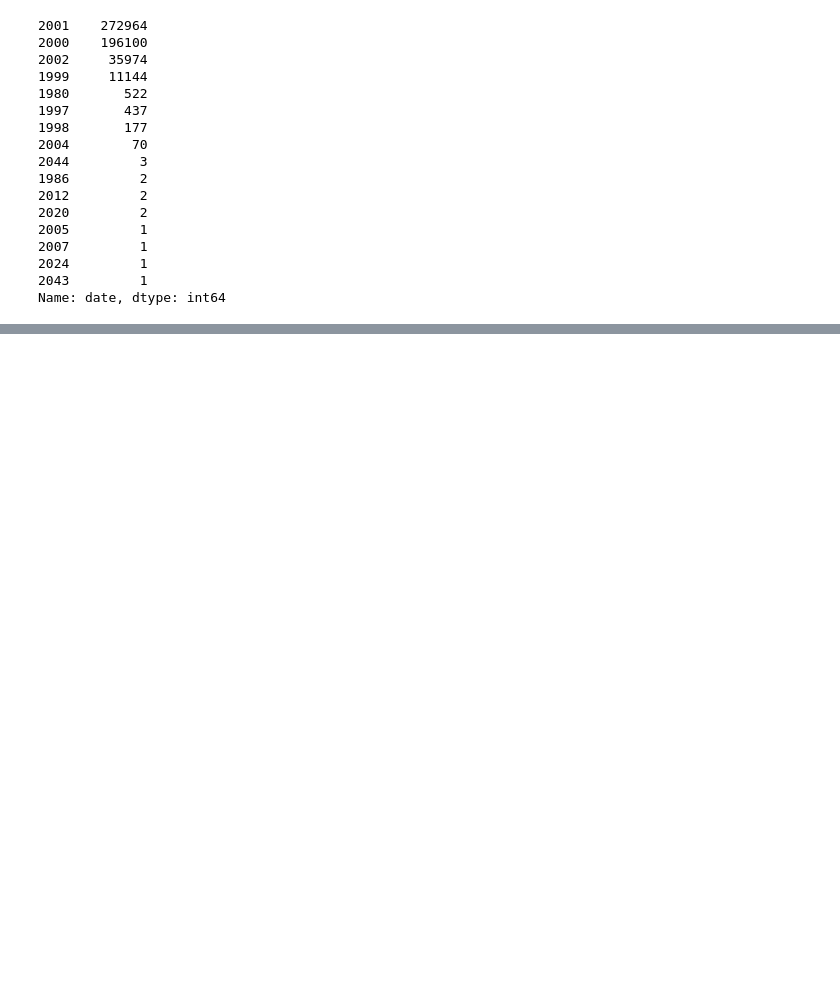
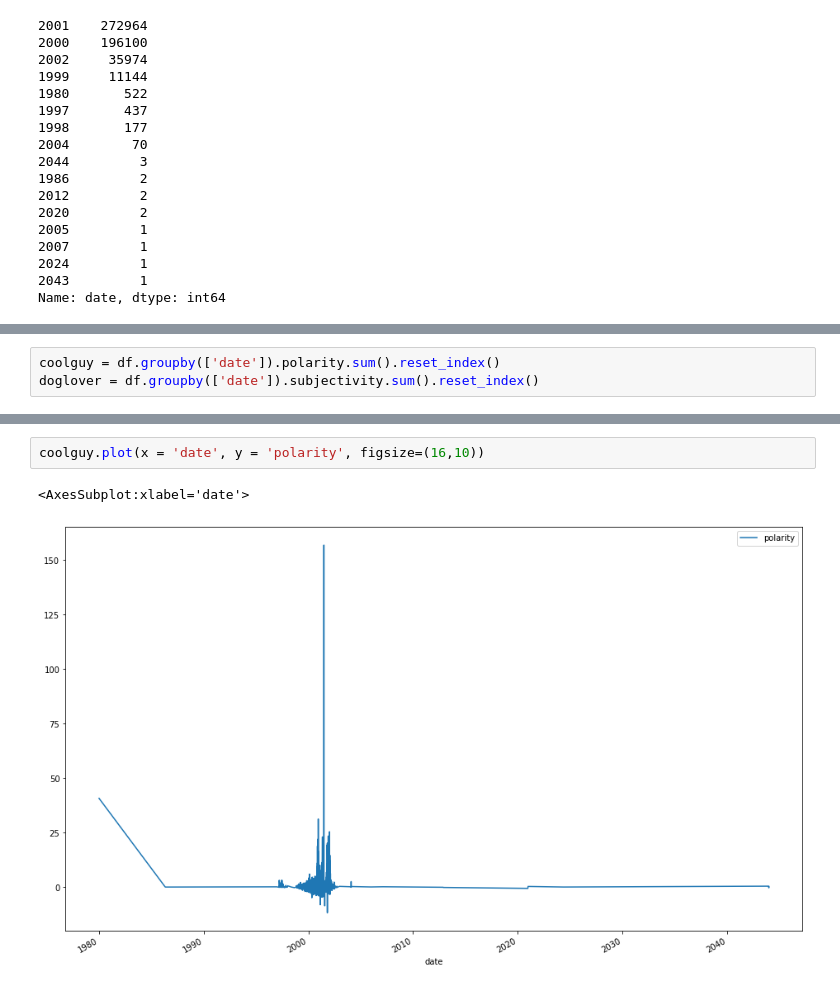
Before and after one commit to Enron-Discussion-NLP/Capstone, a Jupyter notebook: function_test.ipynb, the cells around one changed output, grey strips where cells are left out. Cells and saved outputs as stored; diff of their text form; blank space fills up the shorter version.

```diff
--- a/function_test.ipynb
+++ b/function_test.ipynb
@@ -207,0 +198,3 @@ def acquire_emails():
+# %%
+coolguy = df.groupby(['date']).polarity.sum().reset_index()
+doglover = df.groupby(['date']).subjectivity.sum().reset_index()
@@ -207,0 +208,5 @@ def acquire_emails():
+# %%
+coolguy.plot(x = 'date', y = 'polarity', figsize=(16,10))
+# %% [output]
+<AxesSubplot:xlabel='date'>
+[figure, added]
```
Also changed, not shown: parts of 10 cells of this notebook.
